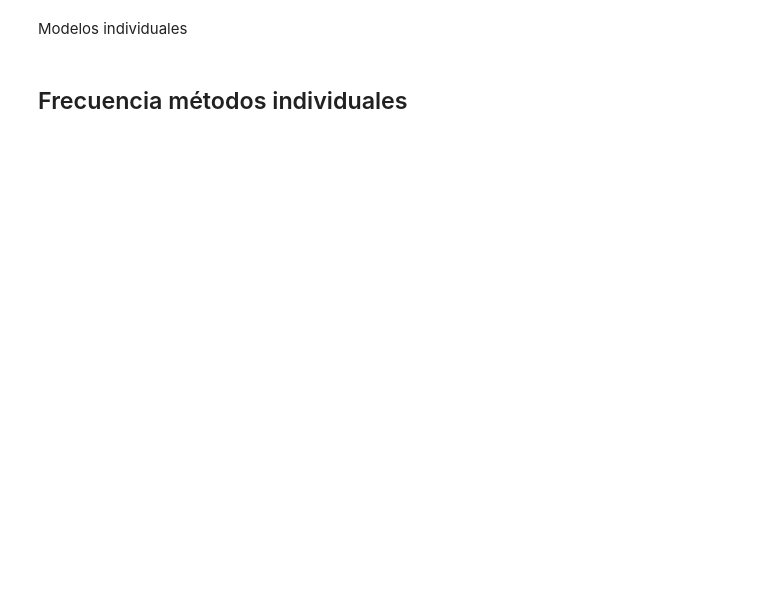
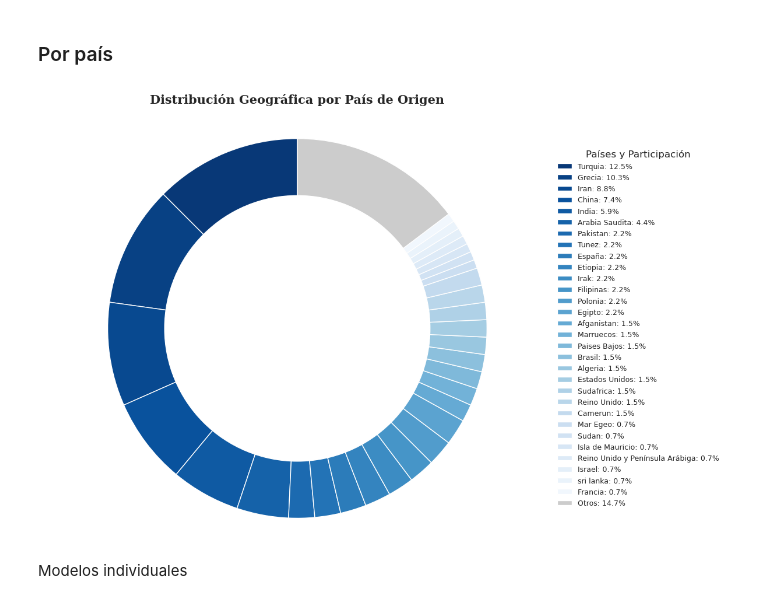
Before and after one commit to smartinezg2018/MCDM, a Jupyter notebook: edaSystemmaticMapping.ipynb, the cells around one changed output. Drawn from its saved outputs; the diff is of its cells as text; code cells hidden in the pictures; blank space fills up the shorter version.

```diff
--- a/edaSystemmaticMapping.ipynb
+++ b/edaSystemmaticMapping.ipynb
@@ -34,2 +82,63 @@ plt.show()
+# %% [markdown]
+### Por país
+# %%
+import matplotlib.pyplot as plt
+import seaborn as sns
+import pandas as pd
+
+# --- 1. Preparación de datos ---
+counts = df['país'].value_counts()
+n_top = 30
+top_n = counts.head(n_top)
+others_count = counts.iloc[n_top:].sum()
+data_plot = pd.concat([top_n, pd.Series({'Otros': others_count})])
+
+# --- 2. Paleta Formal ---
+blue_palette = sns.color_palette("Blues_r", n_top)
+colors = [c for c in blue_palette]
+colors.append((0.8, 0.8, 0.8)) # Gris para "Otros"
+
+# --- 3. Configuración ---
+plt.style.use('seaborn-v0_8-white')
+fig, ax = plt.subplots(figsize=(12, 8), dpi=100)
+
+# --- 4. Gráfico de Tarta (Limpio, sin texto interno) ---
+wedges, texts = ax.pie(
+    data_plot.values,
+    labels=None,          # Eliminamos etiquetas directas
+    autopct=None,        # Eliminamos porcentajes internos para evitar el caos visual
+    startangle=90,
+    colors=colors,
+    wedgeprops={'edgecolor': 'white', 'linewidth': 1, 'antialiased': True}
+)
+
+# Círculo central
+centre_circle = plt.Circle((0,0), 0.70, fc='white')
+ax.add_artist(centre_circle)
+
+# --- 5. Leyenda Inteligente (Nombre + Porcentaje) ---
+# Calculamos los porcentajes manualmente para la leyenda
+total = data_plot.sum()
+labels_with_pct = [f'{l}: {(v/total)*100:1.1f}%' for l, v in zip(data_plot.index, data_plot.values)]
+
+ax.legend(
+    wedges,
+    labels_with_pct,
+    title="Países y Participación",
+    loc="center left",
+    bbox_to_anchor=(1, 0, 0.5, 1),
+    fontsize=9,
+    frameon=False
+)
+
+# --- 6. Título y Estética ---
+plt.title('Distribución Geográfica por País de Origen',
+          fontsize=15, fontweight='bold', pad=20, fontfamily='serif')
+
+plt.axis('equal')
+plt.tight_layout()
+plt.show()
+# %% [output]
+[figure, added]
 # %% [markdown]
 Modelos individuales
@@ -55,2 +144,0 @@ ind = df[~df['MCDM method'].str.contains(',', na=False)]
-# %% [markdown]
-## Frecuencia métodos individuales
```
Also changed, not shown: parts of 25 cells of this notebook, 6 other files.
